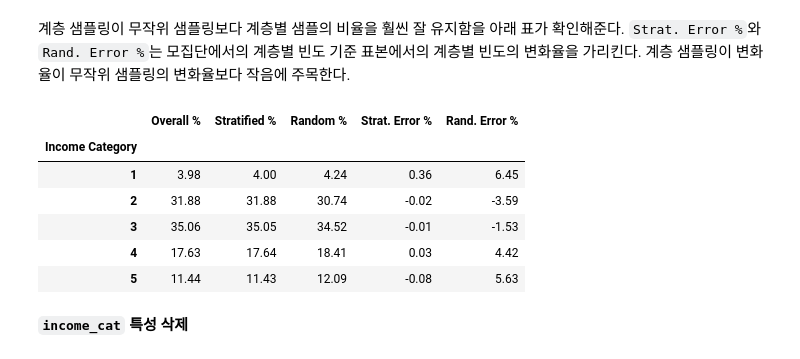
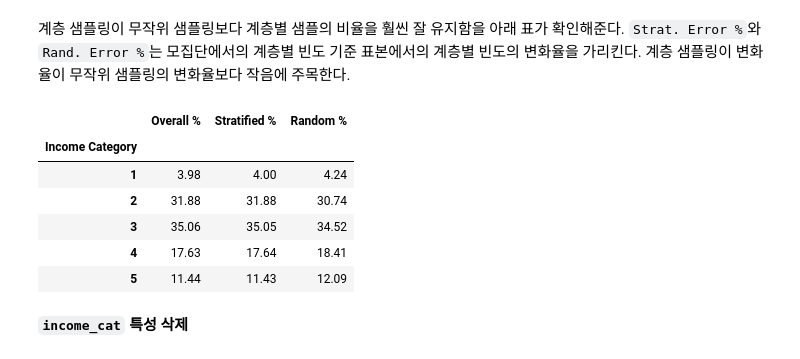
Before and after one commit to codingalzi/code-workout-ml, a Jupyter notebook: p1_lab_end2end_regression.ipynb, the cells around one changed output. Cells and saved outputs as stored; diff of their text form; code cells hidden in the pictures.

```diff
--- a/p1_lab_end2end_regression.ipynb
+++ b/p1_lab_end2end_regression.ipynb
@@ -112,3 +92,8 @@ housing_full = load_housing_data()
+# %%
+import pandas as pd
+
+url = "https://raw.githubusercontent.com/codingalzi/code-workout-ml/master/datasets/housing/housing.csv"
+housing_full = pd.read_csv(url)
 # %% [markdown]
 ## 데이터셋 탐색
 # %% [markdown]
@@ -287,32 +272,29 @@ strat_train_set, strat_test_set = train_test_split(
 # %%
 # extra code – computes the data for Figure 2–10
 
 def income_cat_proportions(data):
     return data["income_cat"].value_counts() / len(data)
 
 train_set, test_set = train_test_split(housing_full, test_size=0.2,
                                        random_state=42)
 
 compare_props = pd.DataFrame({
     "Overall %": income_cat_proportions(housing_full),
     "Stratified %": income_cat_proportions(strat_test_set),
     "Random %": income_cat_proportions(test_set),
 }).sort_index()
 
+# 100분율로 변환
 compare_props.index.name = "Income Category"
-compare_props["Strat. Error %"] = (compare_props["Stratified %"] /
-                                   compare_props["Overall %"] - 1)
-compare_props["Rand. Error %"] = (compare_props["Random %"] /
-                                  compare_props["Overall %"] - 1)
 (compare_props * 100).round(2)
 # %% [output]
-|  | Overall % | Stratified % | Random % | Strat. Error % | Rand. Error % |
-| Income Category |  |  |  |  |  |
-| 1 | 3.98 | 4.00 | 4.24 | 0.36 | 6.45 |
-| 2 | 31.88 | 31.88 | 30.74 | -0.02 | -3.59 |
-| 3 | 35.06 | 35.05 | 34.52 | -0.01 | -1.53 |
-| 4 | 17.63 | 17.64 | 18.41 | 0.03 | 4.42 |
-| 5 | 11.44 | 11.43 | 12.09 | -0.08 | 5.63 |
+|  | Overall % | Stratified % | Random % |
+| Income Category |  |  |  |
+| 1 | 3.98 | 4.00 | 4.24 |
+| 2 | 31.88 | 31.88 | 30.74 |
+| 3 | 35.06 | 35.05 | 34.52 |
+| 4 | 17.63 | 17.64 | 18.41 |
+| 5 | 11.44 | 11.43 | 12.09 |
 # %% [markdown]
 **`income_cat` 특성 삭제**
 # %% [markdown]
```
Also changed, not shown: parts of 219 cells of this notebook, 1 other file.
